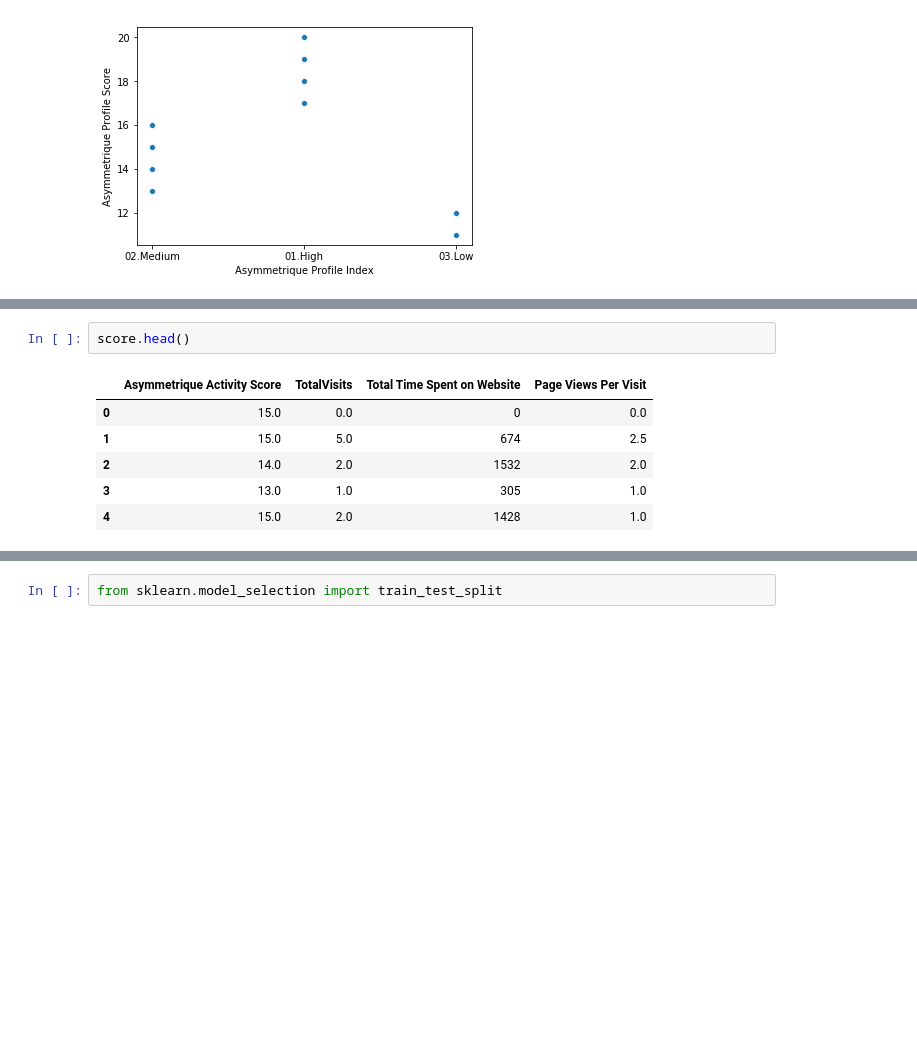
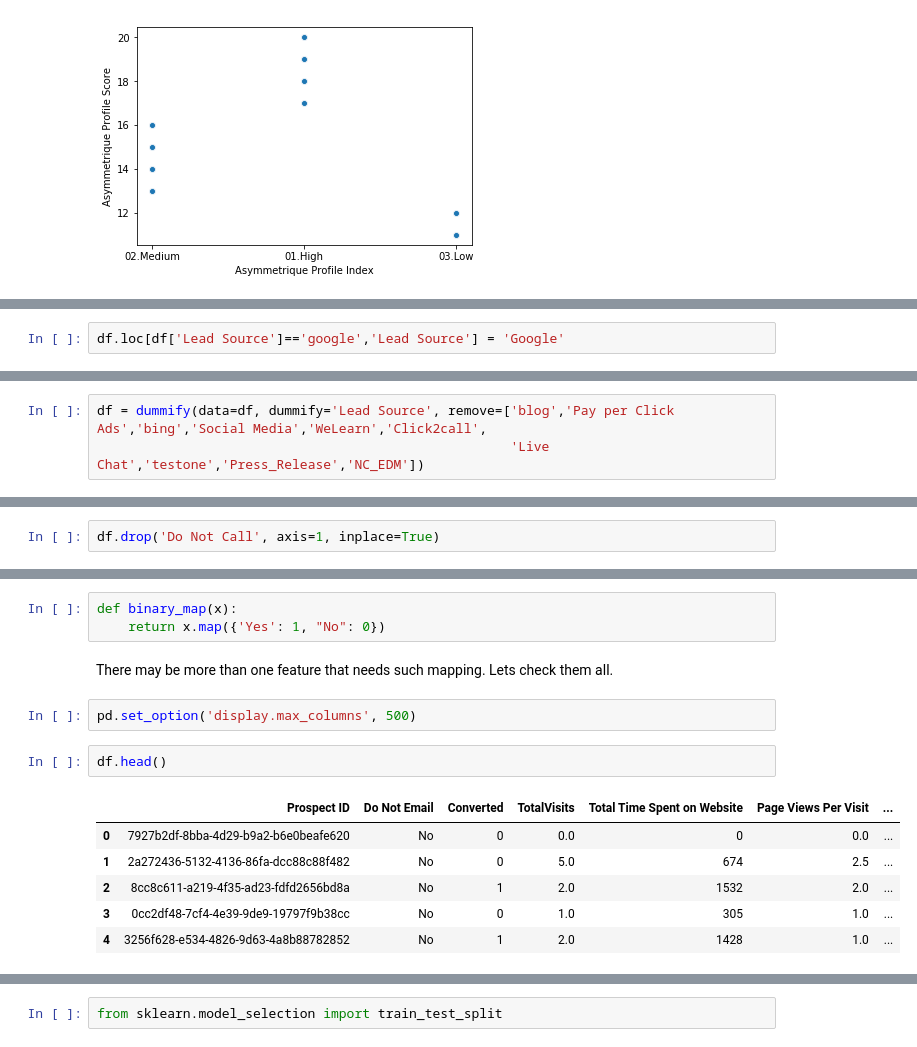
Before and after one commit to patwadeepak/lead_scoring, a Jupyter notebook: lead_scoring.ipynb, the cells around one changed output, grey strips where cells are left out. Saved outputs shown, nothing was run; the diff lists cells and outputs as text; blank space fills up the shorter version.

```diff
--- a/lead_scoring.ipynb
+++ b/lead_scoring.ipynb
@@ -543,0 +659,2 @@ score = df[['Asymmetrique Activity Score', 'TotalVisits','Total Time Spent on We
+# %%
+df.loc[df['Lead Source']=='google','Lead Source'] = 'Google'
@@ -543,0 +663,3 @@ score = df[['Asymmetrique Activity Score', 'TotalVisits','Total Time Spent on We
+# %%
+df = dummify(data=df, dummify='Lead Source', remove=['blog','Pay per Click Ads','bing','Social Media','WeLearn','Click2call',
+                                                     'Live Chat','testone','Press_Release','NC_EDM'])
@@ -543,0 +699,2 @@ score = df[['Asymmetrique Activity Score', 'TotalVisits','Total Time Spent on We
+# %%
+df.drop('Do Not Call', axis=1, inplace=True)
@@ -544,9 +712,16 @@ score = df[['Asymmetrique Activity Score', 'TotalVisits','Total Time Spent on We
+# %%
+def binary_map(x):
+    return x.map({'Yes': 1, "No": 0})
+# %% [markdown]
+There may be more than one feature that needs such mapping. Lets check them all.
+# %%
+pd.set_option('display.max_columns', 500)
 # %%
-score.head()
+df.head()
 # %% [output]
-|  | Asymmetrique Activity Score | TotalVisits | Total Time Spent on Website | Page Views Per Visit |
-| 0 | 15.0 | 0.0 | 0 | 0.0 |
-| 1 | 15.0 | 5.0 | 674 | 2.5 |
-| 2 | 14.0 | 2.0 | 1532 | 2.0 |
-| 3 | 13.0 | 1.0 | 305 | 1.0 |
-| 4 | 15.0 | 2.0 | 1428 | 1.0 |
+|  | Prospect ID | Do Not Email | Converted | TotalVisits | Total Time Spent on Website | Page Views Per Visit | ... |
+| 0 | 7927b2df-8bba-4d29-b9a2-b6e0beafe620 | No | 0 | 0.0 | 0 | 0.0 | ... |
+| 1 | 2a272436-5132-4136-86fa-dcc88c88f482 | No | 0 | 5.0 | 674 | 2.5 | ... |
+| 2 | 8cc8c611-a219-4f35-ad23-fdfd2656bd8a | No | 1 | 2.0 | 1532 | 2.0 | ... |
+| 3 | 0cc2df48-7cf4-4e39-9de9-19797f9b38cc | No | 0 | 1.0 | 305 | 1.0 | ... |
+| 4 | 3256f628-e534-4826-9d63-4a8b88782852 | No | 1 | 2.0 | 1428 | 1.0 | ... |
```
Also changed, not shown: parts of 112 cells of this notebook, 1 other file.
